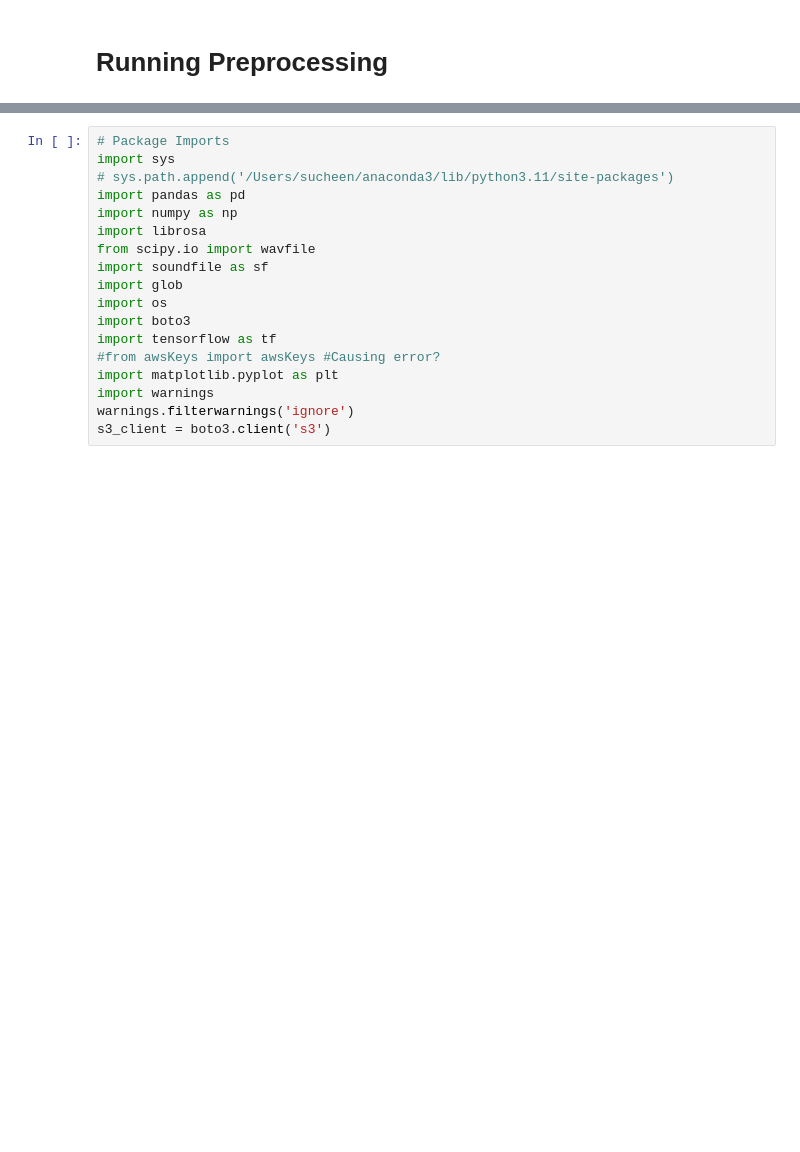
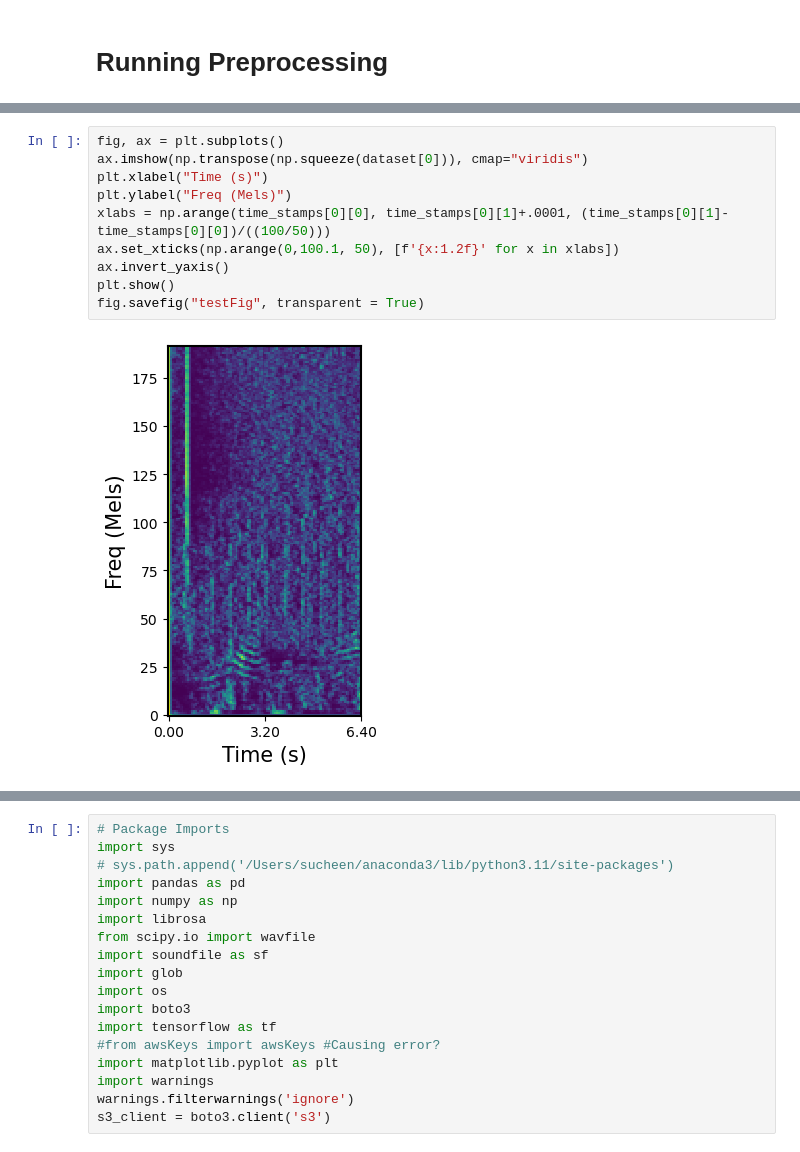
Before and after one commit to Alex-Arrieta/CP-WhaleAcoustics-Summer24, a Jupyter notebook: preprocessing_mel.ipynb, the cells around one changed output, grey strips where cells are left out. Cells and saved outputs as stored; diff of their text form; blank space fills up the shorter version.

```diff
--- a/preprocessing_mel.ipynb
+++ b/preprocessing_mel.ipynb
@@ -334,0 +800,12 @@ plt.show()
+# %%
+fig, ax = plt.subplots()
+ax.imshow(np.transpose(np.squeeze(dataset[0])), cmap="viridis")
+plt.xlabel("Time (s)")
+plt.ylabel("Freq (Mels)")
+xlabs = np.arange(time_stamps[0][0], time_stamps[0][1]+.0001, (time_stamps[0][1]-time_stamps[0][0])/((100/50)))
+ax.set_xticks(np.arange(0,100.1, 50), [f'{x:1.2f}' for x in xlabs])
+ax.invert_yaxis()
+plt.show()
+fig.savefig("testFig", transparent = True)
+# %% [output]
+[figure, added]
```
Also changed, not shown: parts of 24 cells of this notebook, 5 other files.
